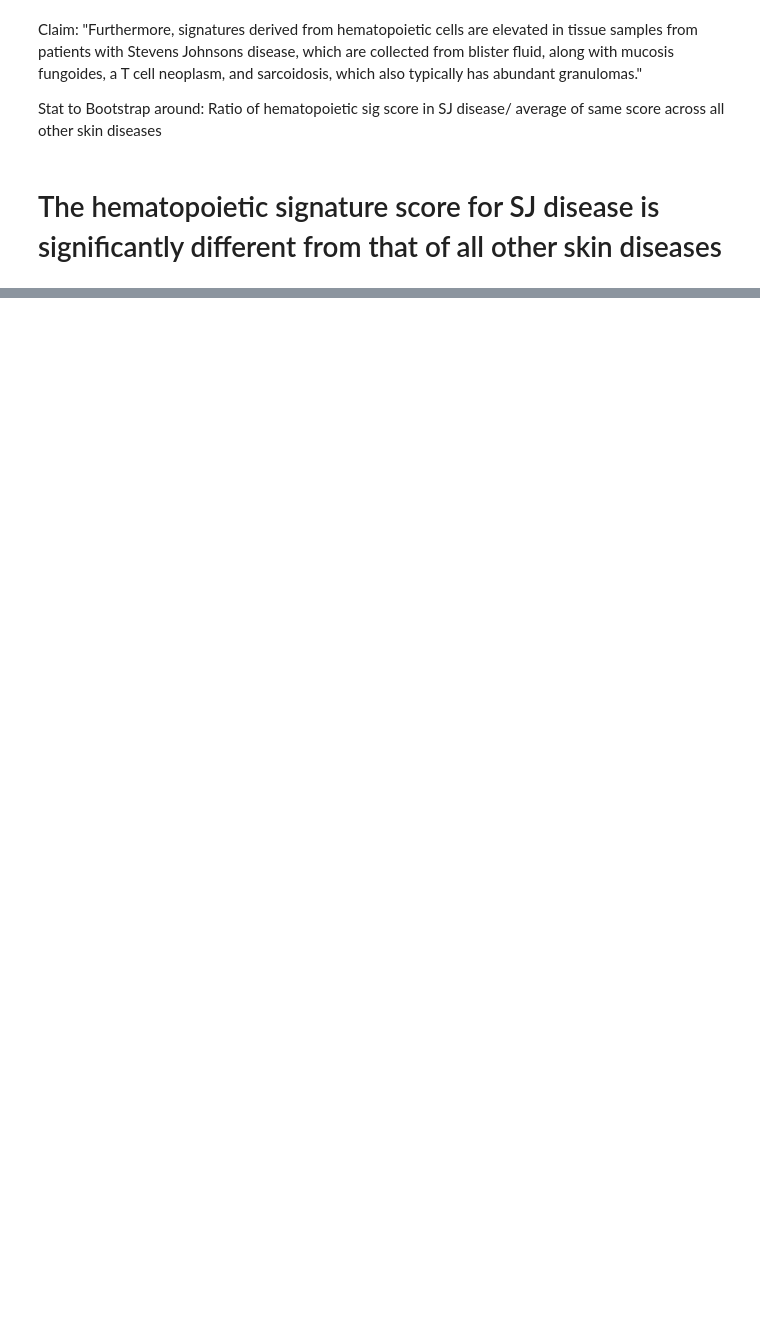
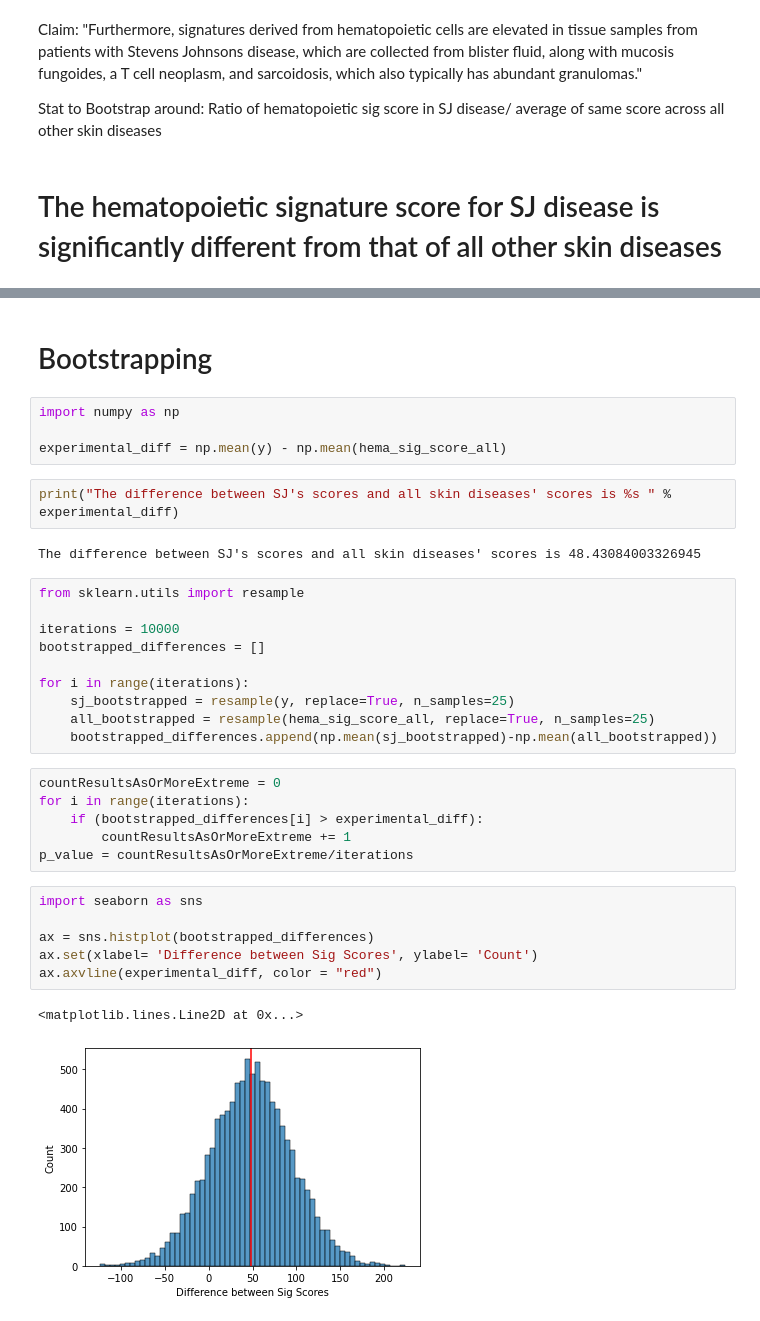
Before and after one commit to meltonzheng/Bootstrap-Analysis-of-SaVanT, a Jupyter notebook: Claim5_hematopoietic_cells.ipynb, the cells around one changed output, grey strips where cells are left out. Cells and saved outputs as stored; diff of their text form; blank space fills up the shorter version.

```diff
--- a/Claim5_hematopoietic_cells.ipynb
+++ b/Claim5_hematopoietic_cells.ipynb
@@ -43 +122,36 @@ for type_of_cell in df.index:
+# %% [markdown]
+# Bootstrapping
+# %%
+import numpy as np
+
+experimental_diff = np.mean(y) - np.mean(hema_sig_score_all)
+# %%
+print("The difference between SJ's scores and all skin diseases' scores is %s " % experimental_diff)
+# %% [output]
+The difference between SJ's scores and all skin diseases' scores is 48.43084003326945
+# %%
+from sklearn.utils import resample
+
+iterations = 10000
+bootstrapped_differences = []
+
+for i in range(iterations):
+    sj_bootstrapped = resample(y, replace=True, n_samples=25)
+    all_bootstrapped = resample(hema_sig_score_all, replace=True, n_samples=25)
+    bootstrapped_differences.append(np.mean(sj_bootstrapped)-np.mean(all_bootstrapped))
+# %%
+countResultsAsOrMoreExtreme = 0
+for i in range(iterations):
+    if (bootstrapped_differences[i] > experimental_diff):
+        countResultsAsOrMoreExtreme += 1
+p_value = countResultsAsOrMoreExtreme/iterations
+# %%
+import seaborn as sns
+
+ax = sns.histplot(bootstrapped_differences)
+ax.set(xlabel= 'Difference between Sig Scores', ylabel= 'Count')
+ax.axvline(experimental_diff, color = "red")
+# %% [output]
+<matplotlib.lines.Line2D at 0x...>
+[figure, added]
 # %%
```
Also changed, not shown: parts of 21 cells of this notebook.
